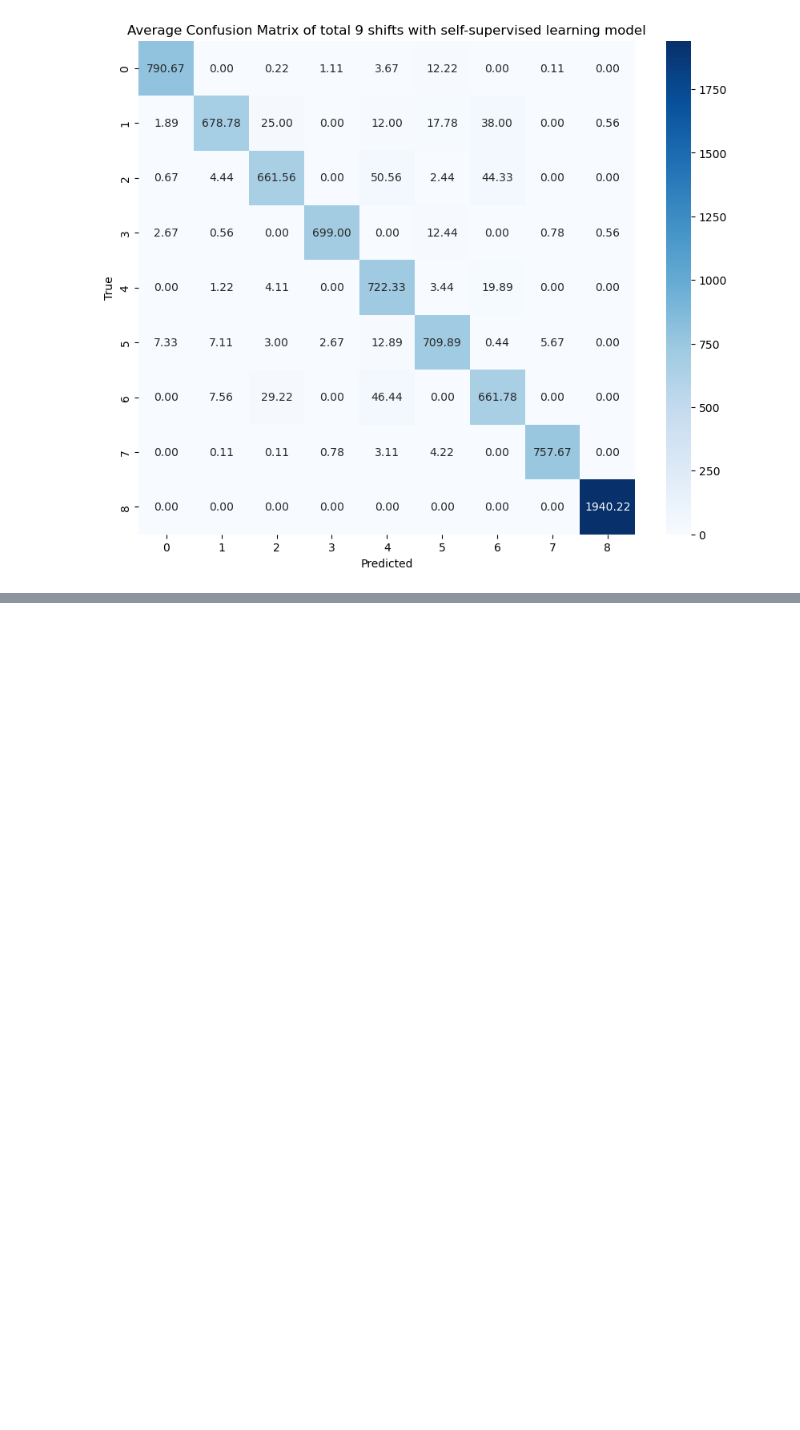
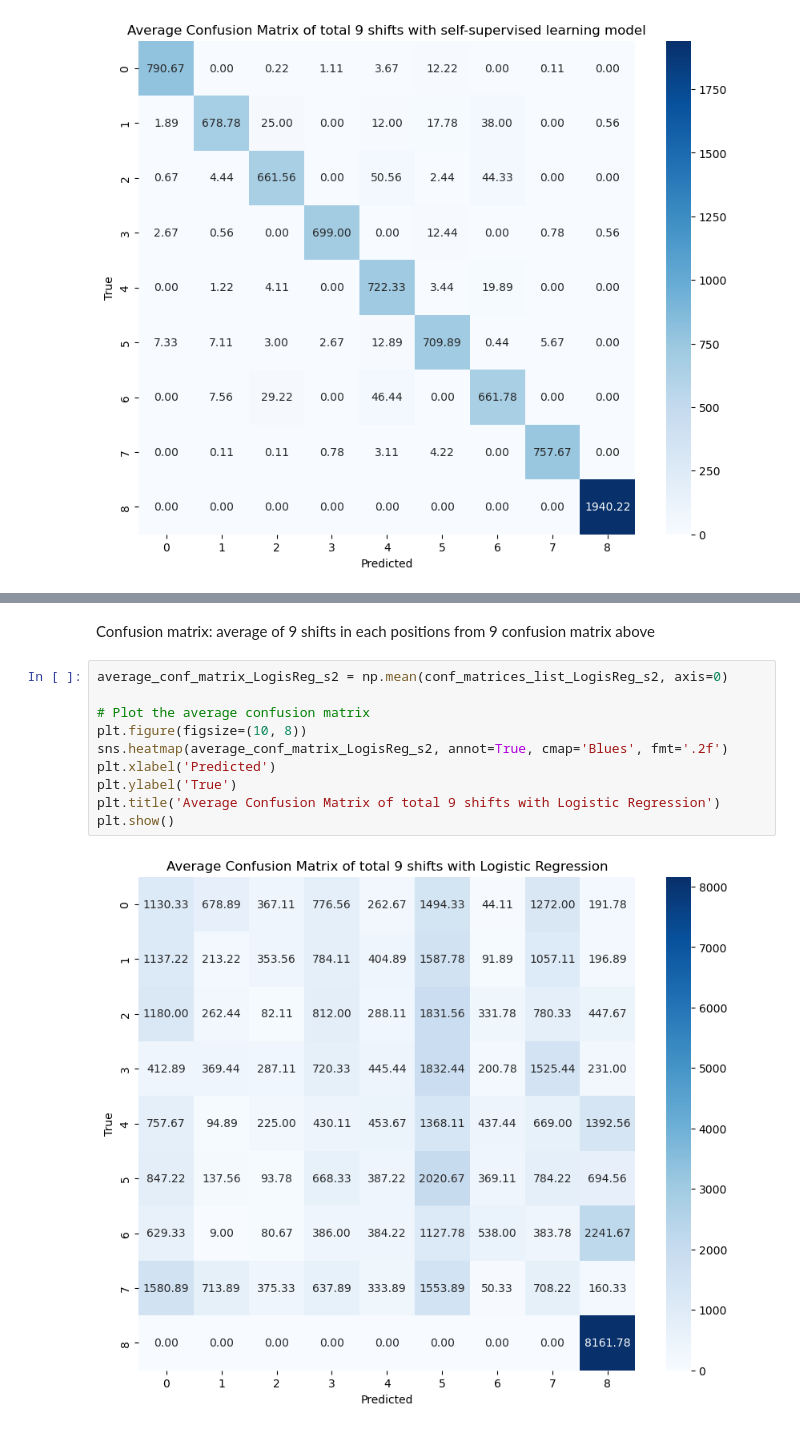
Before and after one commit to tuan220199/Prosthetic_hand_private, a Jupyter notebook: robustness_data_analysis.ipynb, the cells around one changed output, grey strips where cells are left out. Drawn from its saved outputs; the diff is of its cells as text; blank space fills up the shorter version.

```diff
--- a/robustness_data_analysis.ipynb
+++ b/robustness_data_analysis.ipynb
@@ -892,0 +1105,14 @@ plt.show()
+# %% [markdown]
+Confusion matrix: average of 9 shifts in each positions from 9 confusion matrix above
+# %%
+average_conf_matrix_LogisReg_s2 = np.mean(conf_matrices_list_LogisReg_s2, axis=0)
+
+# Plot the average confusion matrix
+plt.figure(figsize=(10, 8))
+sns.heatmap(average_conf_matrix_LogisReg_s2, annot=True, cmap='Blues', fmt='.2f')
+plt.xlabel('Predicted')
+plt.ylabel('True')
+plt.title('Average Confusion Matrix of total 9 shifts with Logistic Regression')
+plt.show()
+# %% [output]
+[figure, added]
```
Also changed, not shown: parts of 18 cells of this notebook, 9 other files.
